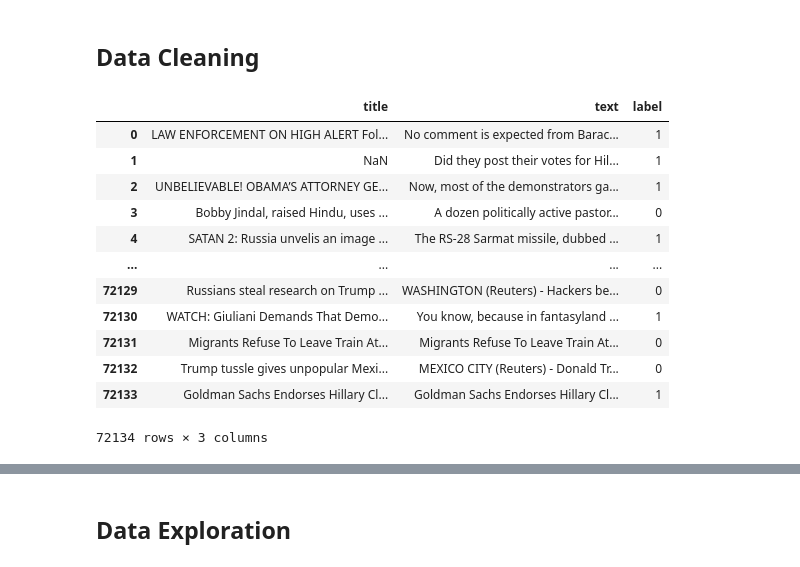
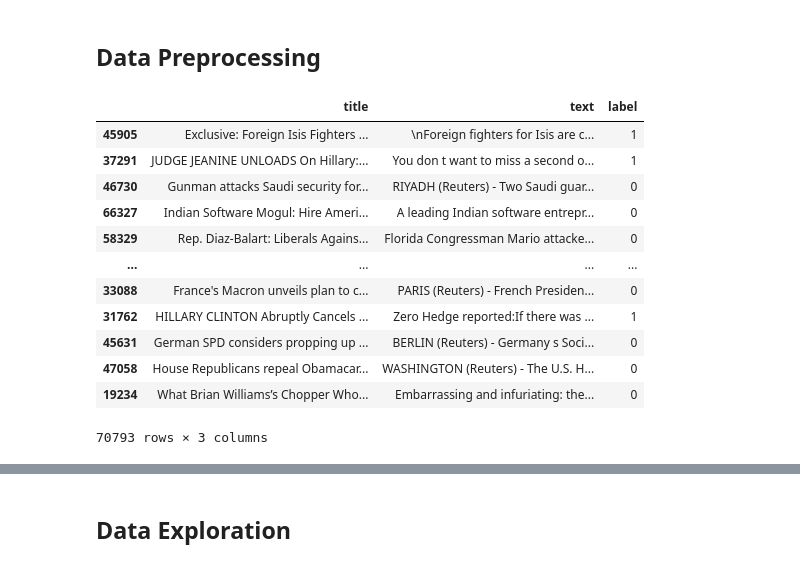
Before and after one commit to massimo-ml/fake-news, a Jupyter notebook: notebooks/data_preparation.ipynb, the cells around one changed output, grey strips where cells are left out. Saved outputs shown, nothing was run; the diff lists cells and outputs as text; code cells hidden in the pictures.

Commit message:
Refactor: better separation of responsibilities in data_prep script; data prep notebook change to use new script

```diff
--- a/notebooks/data_preparation.ipynb
+++ b/notebooks/data_preparation.ipynb
@@ -11,21 +12,25 @@ from pathlib import Path
 # %%
 DATA_DIR = Path("../data")
 # %% [markdown]
-## Data Cleaning
+## Data Preprocessing
 # %%
 data = pd.read_csv(DATA_DIR / "WELFake_Dataset.csv", index_col=0)
-data
+
+train_df, test_df = preprocess_dataset(data, test_size=0.2)
+
+clean_df = pd.concat([train_df, test_df], axis=0)
+clean_df
 # %% [output]
 |  | title | text | label |
-| 0 | LAW ENFORCEMENT ON HIGH ALERT Fol... | No comment is expected from Barac... | 1 |
-| 1 | NaN | Did they post their votes for Hil... | 1 |
-| 2 | UNBELIEVABLE! OBAMA’S ATTORNEY GE... | Now, most of the demonstrators ga... | 1 |
-| 3 | Bobby Jindal, raised Hindu, uses ... | A dozen politically active pastor... | 0 |
-| 4 | SATAN 2: Russia unvelis an image ... | The RS-28 Sarmat missile, dubbed ... | 1 |
+| 45905 | Exclusive: Foreign Isis Fighters ... | \nForeign fighters for Isis are c... | 1 |
+| 37291 | JUDGE JEANINE UNLOADS On Hillary:... | You don t want to miss a second o... | 1 |
+| 46730 | Gunman attacks Saudi security for... | RIYADH (Reuters) - Two Saudi guar... | 0 |
+| 66327 | Indian Software Mogul: Hire Ameri... | A leading Indian software entrepr... | 0 |
+| 58329 | Rep. Diaz-Balart: Liberals Agains... | Florida Congressman Mario attacke... | 0 |
 | ... | ... | ... | ... |
-| 72129 | Russians steal research on Trump ... | WASHINGTON (Reuters) - Hackers be... | 0 |
-| 72130 | WATCH: Giuliani Demands That Demo... | You know, because in fantasyland ... | 1 |
-| 72131 | Migrants Refuse To Leave Train At... | Migrants Refuse To Leave Train At... | 0 |
-| 72132 | Trump tussle gives unpopular Mexi... | MEXICO CITY (Reuters) - Donald Tr... | 0 |
-| 72133 | Goldman Sachs Endorses Hillary Cl... | Goldman Sachs Endorses Hillary Cl... | 1 |
+| 33088 | France's Macron unveils plan to c... | PARIS (Reuters) - French Presiden... | 0 |
+| 31762 | HILLARY CLINTON Abruptly Cancels ... | Zero Hedge reported:If there was ... | 1 |
+| 45631 | German SPD considers propping up ... | BERLIN (Reuters) - Germany s Soci... | 0 |
+| 47058 | House Republicans repeal Obamacar... | WASHINGTON (Reuters) - The U.S. H... | 0 |
+| 19234 | What Brian Williams’s Chopper Who... | Embarrassing and infuriating: the... | 0 |
-72134 rows × 3 columns
+70793 rows × 3 columns
```
Also changed, not shown: parts of 5 cells of this notebook, 1 other file.
